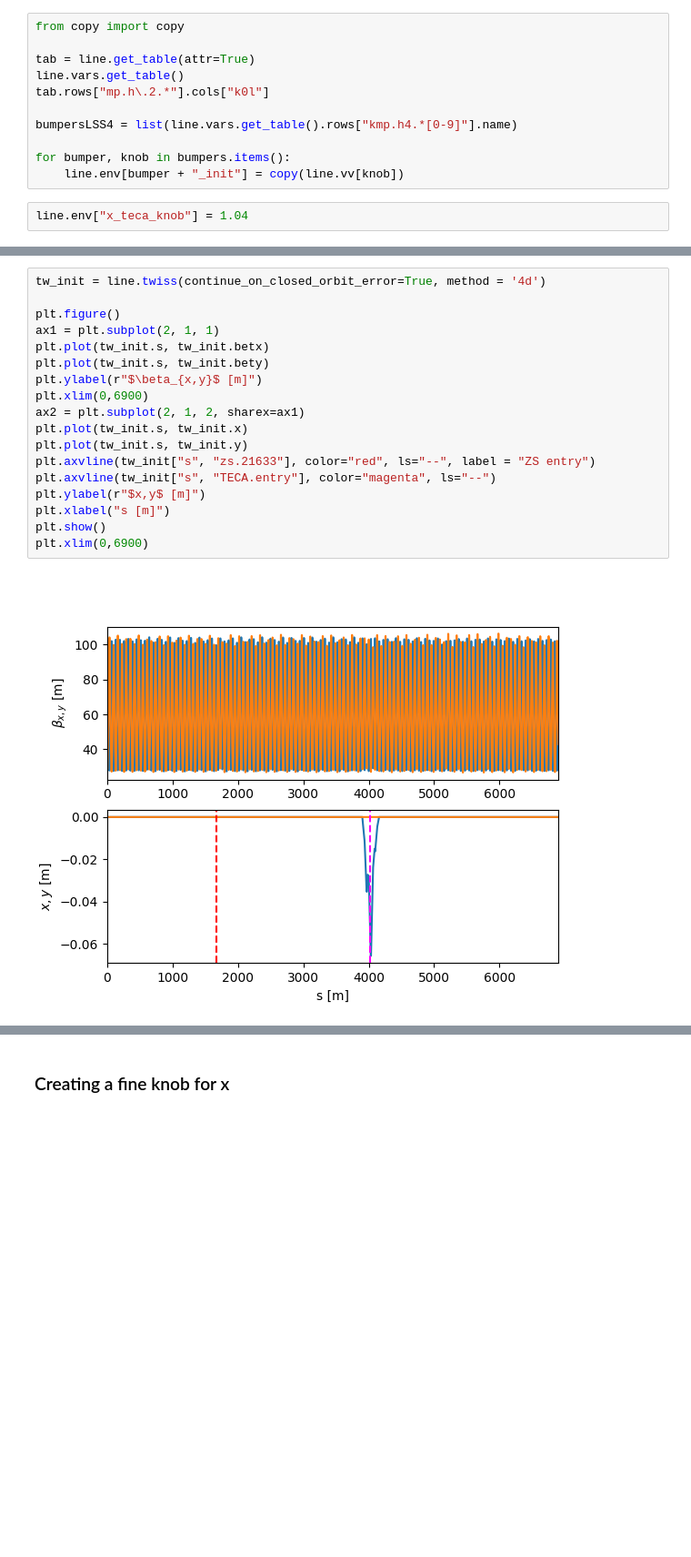
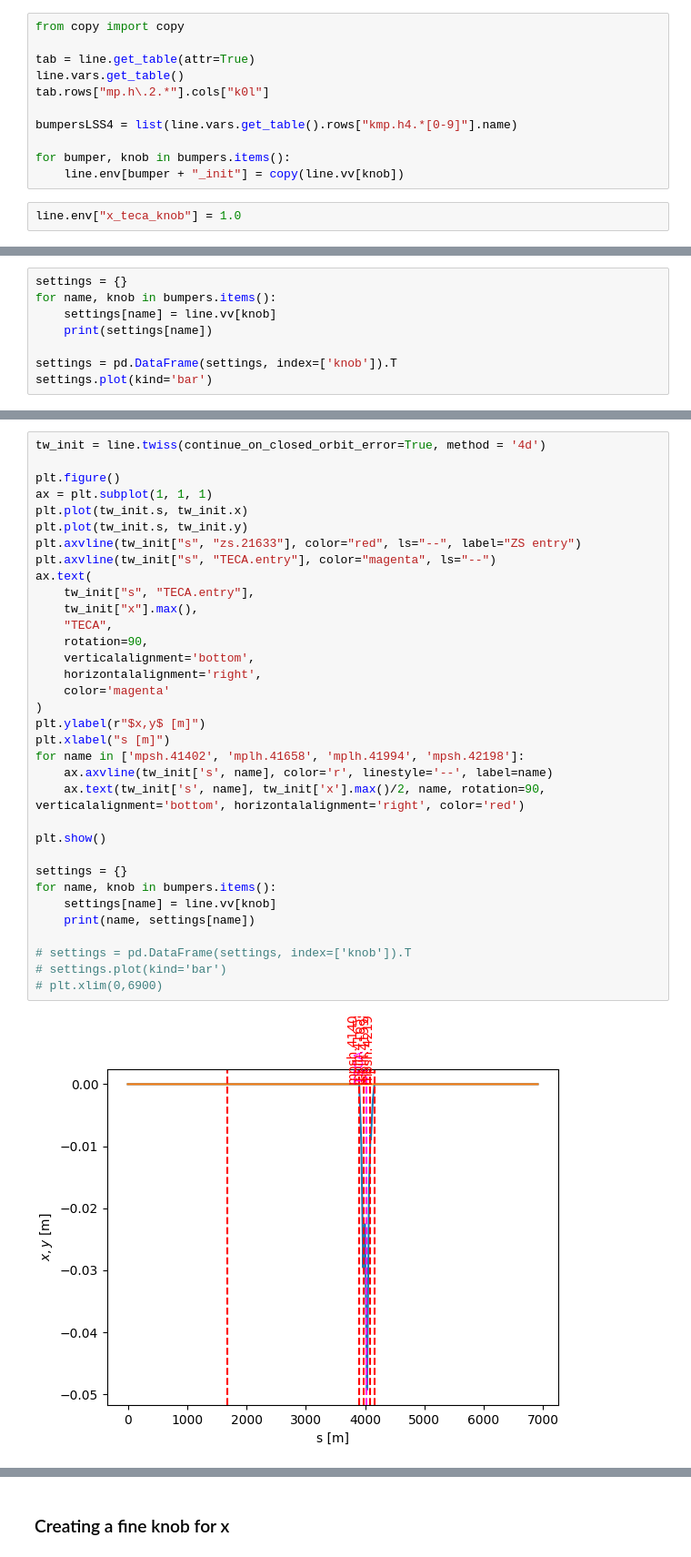
Before and after one commit to giacomells/Technical-Student-2024-2025, a Jupyter notebook: OrthogonalKnobsLSS4/OrthogonalKnobs.ipynb, the cells around one changed output, grey strips where cells are left out. Shown at 91% size. Drawn from its saved outputs; the diff is of its cells as text; blank space fills up the shorter version.

```diff
--- a/OrthogonalKnobsLSS4/OrthogonalKnobs.ipynb
+++ b/OrthogonalKnobsLSS4/OrthogonalKnobs.ipynb
@@ -136,7 +174,7 @@ bumpersLSS4 = list(line.vars.get_table().rows["kmp.h4.*[0-9]"].name)
 for bumper, knob in bumpers.items():
     line.env[bumper + "_init"] = copy(line.vv[knob])
 # %%
-line.env["x_teca_knob"] = 1.04
+line.env["x_teca_knob"] = 1.0
 # %%
 for bumper in bumpers:
     line.vv[bumper] = bumper + "_init" + "*  x_teca_knob"
@@ -148,0 +194,8 @@ mpsh.42198 -0.0001829634903038374
+# %%
+settings = {}
+for name, knob in bumpers.items():
+    settings[name] = line.vv[knob]
+    print(settings[name])
+
+settings = pd.DataFrame(settings, index=['knob']).T
+settings.plot(kind='bar')
@@ -149,20 +209,36 @@ mpsh.42198 -0.0001829634903038374
 # %%
 tw_init = line.twiss(continue_on_closed_orbit_error=True, method = '4d')
 
 plt.figure()
-ax1 = plt.subplot(2, 1, 1)
-plt.plot(tw_init.s, tw_init.betx)
-plt.plot(tw_init.s, tw_init.bety)
-plt.ylabel(r"$\beta_{x,y}$ [m]")
-plt.xlim(0,6900)
-ax2 = plt.subplot(2, 1, 2, sharex=ax1)
+ax = plt.subplot(1, 1, 1)
 plt.plot(tw_init.s, tw_init.x)
 plt.plot(tw_init.s, tw_init.y)
-plt.axvline(tw_init["s", "zs.21633"], color="red", ls="--", label = "ZS entry")
+plt.axvline(tw_init["s", "zs.21633"], color="red", ls="--", label="ZS entry")
 plt.axvline(tw_init["s", "TECA.entry"], color="magenta", ls="--")
+ax.text(
+    tw_init["s", "TECA.entry"],
+    tw_init["x"].max(),
+    "TECA",
+    rotation=90,
+    verticalalignment='bottom',
+    horizontalalignment='right',
+    color='magenta'
+)
 plt.ylabel(r"$x,y$ [m]")
 plt.xlabel("s [m]")
+for name in ['mpsh.41402', 'mplh.41658', 'mplh.41994', 'mpsh.42198']:
+    ax.axvline(tw_init['s', name], color='r', linestyle='--', label=name)
+    ax.text(tw_init['s', name], tw_init['x'].max()/2, name, rotation=90, verticalalignment='bottom', horizontalalignment='right', color='red')
+
 plt.show()
-plt.xlim(0,6900)
+
+settings = {}
+for name, knob in bumpers.items():
+    settings[name] = line.vv[knob]
+    print(name, settings[name])
+
+# settings = pd.DataFrame(settings, index=['knob']).T
+# settings.plot(kind='bar')
+# plt.xlim(0,6900)
 # %% [output]
-[figure, old version]
+[figure, new version]
```
Also changed, not shown: parts of 63 cells of this notebook.
